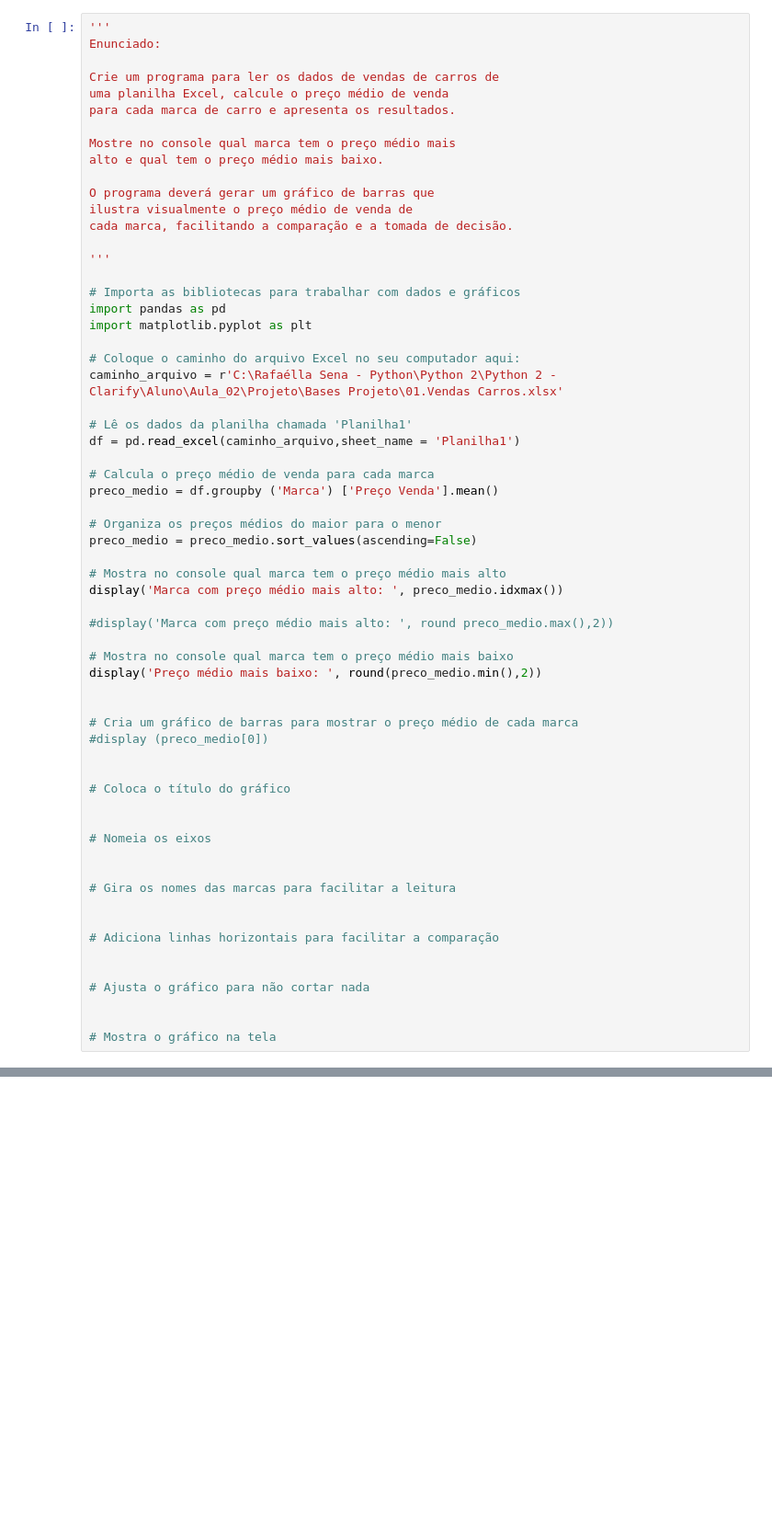
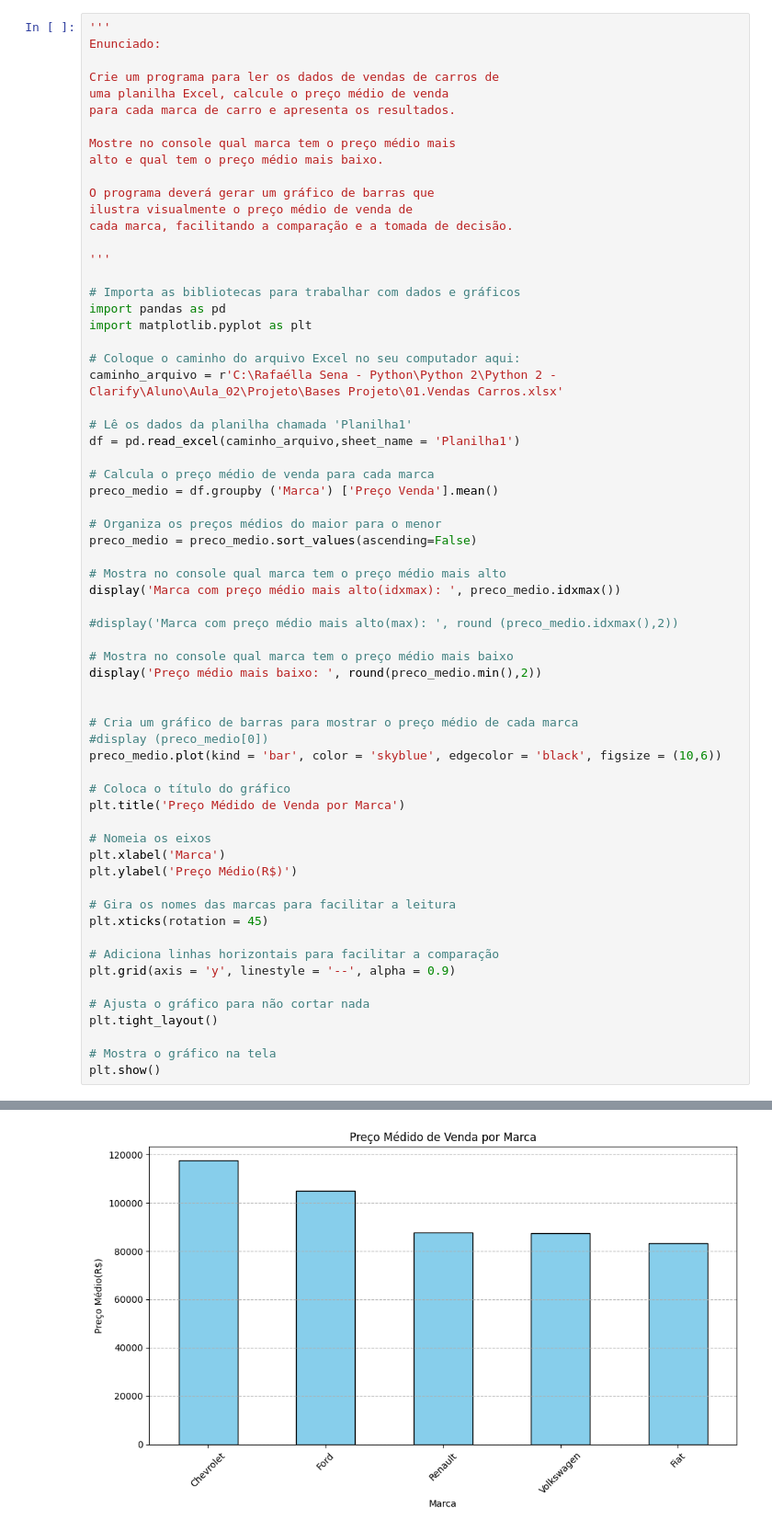
Before and after one commit to Rafaanes/PYTHON-, a Jupyter notebook: 01. Projeto Vendas Carros.ipynb, the cells around one changed output, grey strips where cells are left out. Shown: that part at 92% size. Cells and saved outputs as stored; diff of their text form; blank space fills up the shorter version.

```diff
--- a/01. Projeto Vendas Carros.ipynb
+++ b/01. Projeto Vendas Carros.ipynb
@@ -32,9 +32,9 @@ preco_medio = df.groupby ('Marca') ['Preço Venda'].mean()
 preco_medio = preco_medio.sort_values(ascending=False)
 
 # Mostra no console qual marca tem o preço médio mais alto
-display('Marca com preço médio mais alto: ', preco_medio.idxmax())
+display('Marca com preço médio mais alto(idxmax): ', preco_medio.idxmax())
 
-#display('Marca com preço médio mais alto: ', round preco_medio.max(),2))
+#display('Marca com preço médio mais alto(max): ', round (preco_medio.idxmax(),2))
 
 # Mostra no console qual marca tem o preço médio mais baixo
 display('Preço médio mais baixo: ', round(preco_medio.min(),2))
@@ -42,21 +42,24 @@ display('Preço médio mais baixo: ', round(preco_medio.min(),2))
 
 # Cria um gráfico de barras para mostrar o preço médio de cada marca
 #display (preco_medio[0])
-
+preco_medio.plot(kind = 'bar', color = 'skyblue', edgecolor = 'black', figsize = (10,6))
 
 # Coloca o título do gráfico
-
+plt.title('Preço Médido de Venda por Marca')
 
 # Nomeia os eixos
-
+plt.xlabel('Marca')
+plt.ylabel('Preço Médio(R$)')
 
 # Gira os nomes das marcas para facilitar a leitura
-
+plt.xticks(rotation = 45)
 
 # Adiciona linhas horizontais para facilitar a comparação
-
+plt.grid(axis = 'y', linestyle = '--', alpha = 0.9)
 
 # Ajusta o gráfico para não cortar nada
-
+plt.tight_layout()
 
 # Mostra o gráfico na tela
+plt.show()
+# %% [output]
@@ -62,0 +70 @@ display('Preço médio mais baixo: ', round(preco_medio.min(),2))
+[figure, added]
```
Also changed, not shown: parts of 1 cell of this notebook, 25 other files.
